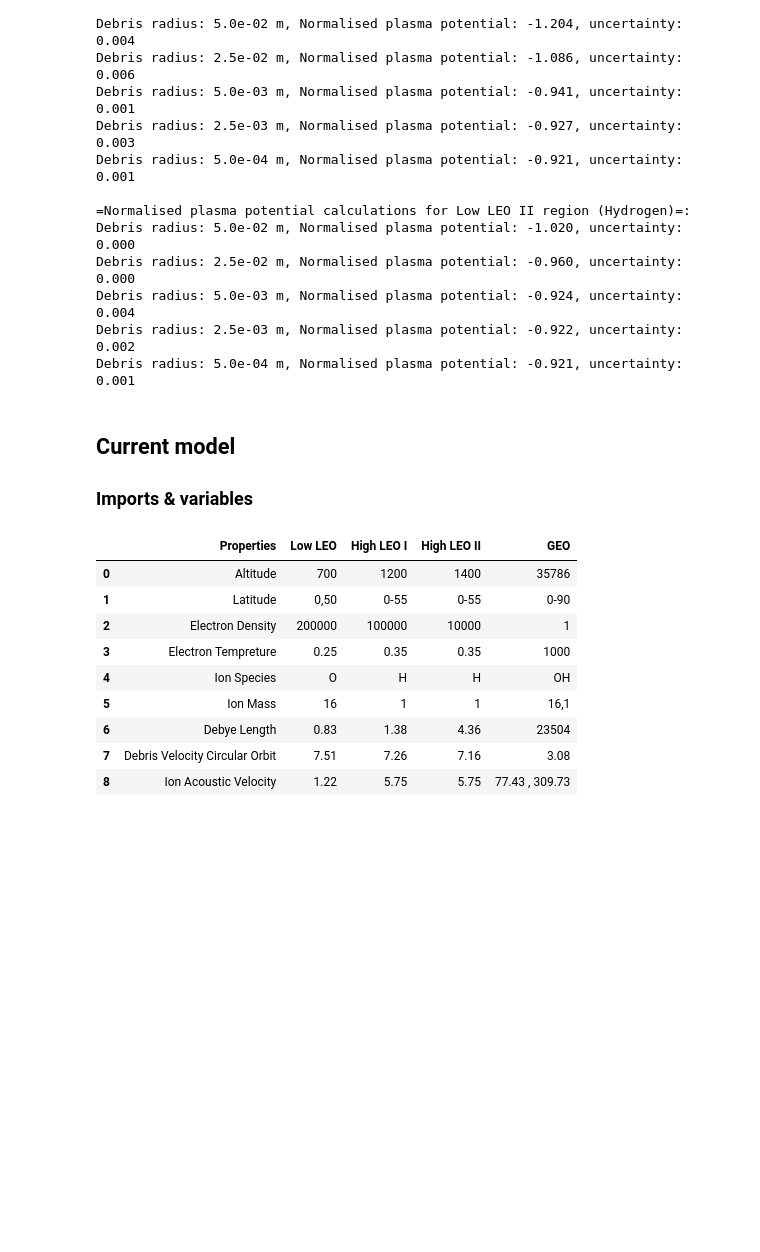
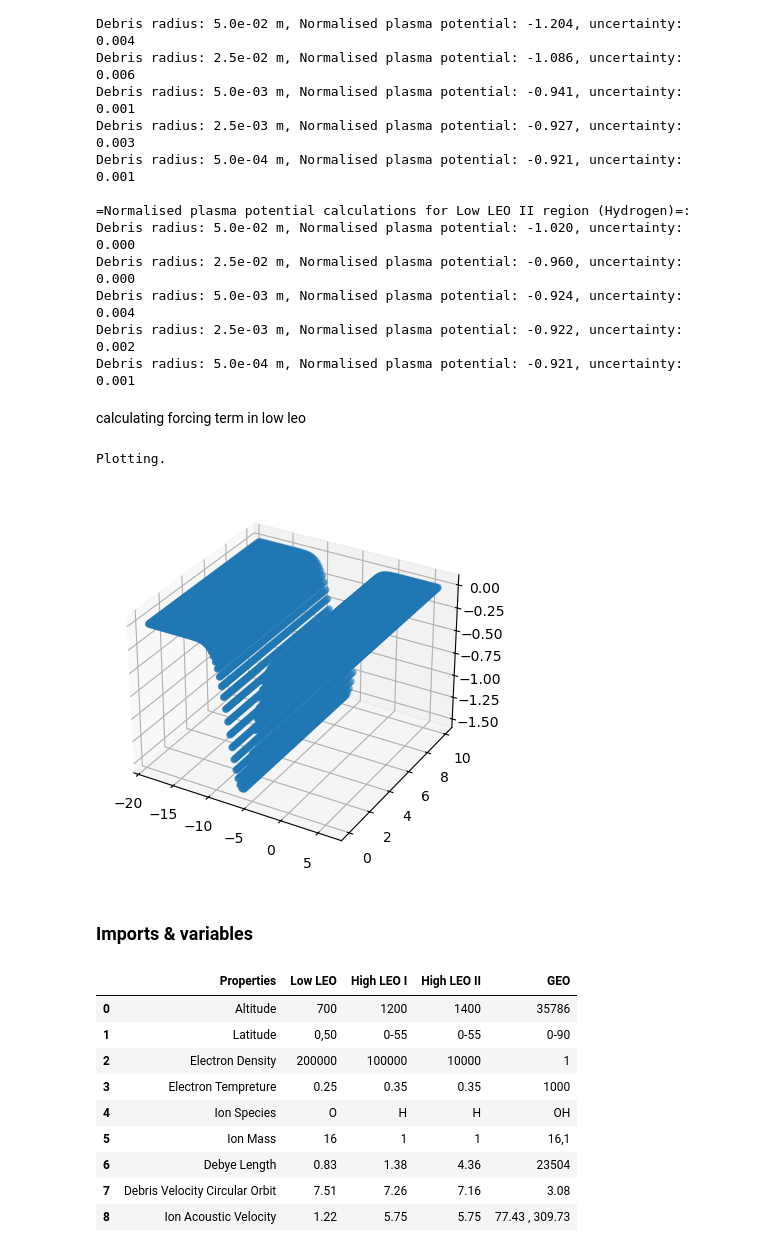
Before and after one commit to lsewards/Forced-kdv-plasma-solitons-simulation, a Jupyter notebook: Plasma soltion simulation.ipynb, the cells around one changed output. Cells and saved outputs as stored; diff of their text form; code cells hidden in the pictures; blank space fills up the shorter version.

```diff
--- a/Plasma soltion simulation.ipynb
+++ b/Plasma soltion simulation.ipynb
@@ -42,6 +0,0 @@ def ck_step(self, current_time, last):
-# %%
-a = 3
-b = 4
-
-
-print( a**-1 * b)
@@ -397,8 +237,53 @@ Debris radius: 2.5e-02 m, Normalised plasma potential: -0.960, uncertainty: 0.00
 Debris radius: 5.0e-03 m, Normalised plasma potential: -0.924, uncertainty: 0.004
 Debris radius: 2.5e-03 m, Normalised plasma potential: -0.922, uncertainty: 0.002
 Debris radius: 5.0e-04 m, Normalised plasma potential: -0.921, uncertainty: 0.001
+# %% [markdown]
+calculating forcing term in low leo
+# %%
+from scipy.optimize import brentq
+import numpy as np
+import matplotlib.pyplot as plt
+
+def forcing_term(np_potential, xi, tau, vd, G):
+    return np_potential * np.exp(-1 * ((e - (vd * tau))/ G)**2)
+
+
+a = 0.01 # Debris radius in m
+L =  2*np.pi# size of the domain
+vd = 0
+N = 100
+
+tau = np.linspace(0, L, N)
+x = np.linspace(-3* L, L, N)
+tau = np.linspace(0, 10, N)
+
+e = ( np.pi / L ) * (x + L)
+
+debye_length = .83e-2
+__me__ = 9.1093837139e-31 # Electron mass in kg
+__mh__ = 1.67262192595e-27 # Hydrogen ion aka proton mass in kg
+__mo__ = 15.994914619 * 1.66053906892e-27 # Oxygen ion mass in kg
+mass_ratio_o = __me__ / __mo__
+
+
+G = a / debye_length # Normalised forcing width
+np_potential = normalised_plasma_potential(a, debye_length, mass_ratio_o)
+
+
+print("Plotting.")
+
+# 3D surface plot
+X, Tm = np.meshgrid(x, t)
+f = forcing_term(np_potential, X, Tm, vd, G)
+
+fig, ax = plt.subplots(subplot_kw={'projection':'3d'})
+ax.scatter(X, Tm, f)
+plt.show()
+# %% [output]
+Plotting.
+[figure, added]
 # %% [markdown]
-## Current model
+
 
 ### Imports & variables
 # %%
```
Also changed, not shown: parts of 12 cells of this notebook, 1 other file.
